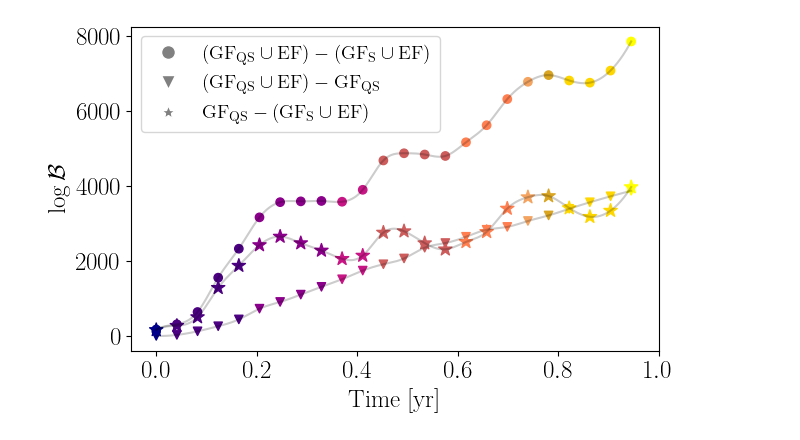
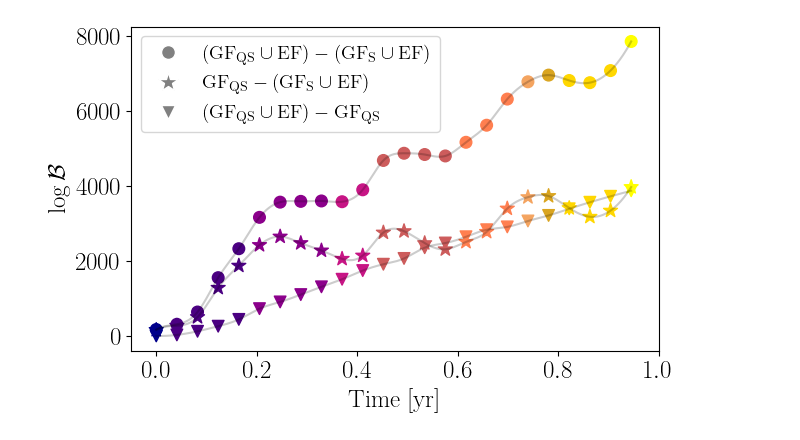
Before and after one commit to RiccardoBuscicchio/bahamas-galactic-foreground-release, a Jupyter notebook: notebooks/Figure9.ipynb, the cells around one changed output. Drawn from its saved outputs; the diff is of its cells as text; code cells hidden in the pictures.

Commit message:
Figure 9

```diff
--- a/notebooks/Figure9.ipynb
+++ b/notebooks/Figure9.ipynb
@@ -67,9 +67,9 @@ plt.plot(xnew, spl_g1(xnew), color="k", alpha=0.2)
 plt.plot(xnew, spl_g2(xnew), color="k", alpha=0.2)
 plt.plot(xnew, spl_g3(xnew), color="k", alpha=0.2)
 
-plt.scatter(time / year, bf_g1, c=colors_tot, marker="o")
-plt.scatter(time / year, bf_g2, c=colors_tot, marker="v")
-plt.scatter(time / year, bf_g3, c=colors_tot, marker="*", s=100)
+plt.scatter(time / year, bf_g1, c=colors_tot, marker="o", s=70)
+plt.scatter(time / year, bf_g2, c=colors_tot, marker="v", s=70)
+plt.scatter(time / year, bf_g3, c=colors_tot, marker="*", s=110)
 
 
 plt.xlim(-0.05, 1)
@@ -79,36 +79,36 @@ plt.ylabel(r"$\log\mathcal{B}$")
 
 
 legend = [
     plt.Line2D(
         [0],
         [0],
         marker="o",
         color="w",
         label=r"$(\mathrm{GF_{QS}} \cup \mathrm{EF}) - (\mathrm{GF_{S}} \cup \mathrm{EF})$",
         markerfacecolor="gray",
         markersize=10,
     ),
     plt.Line2D(
         [0],
         [0],
-        marker="v",
+        marker="*",
         color="w",
-        label=r"$(\mathrm{GF_{QS}} \cup \mathrm{EF}) - \mathrm{GF_{QS}}$",
+        label=r"$\mathrm{GF_{QS}} - (\mathrm{GF_{S}} \cup \mathrm{EF})$",
         markerfacecolor="gray",
-        markersize=10,
+        markersize=15,
     ),
     plt.Line2D(
         [0],
         [0],
-        marker="*",
+        marker="v",
         color="w",
-        label=r"$\mathrm{GF_{QS}} - (\mathrm{GF_{S}} \cup \mathrm{EF})$",
+        label=r"$(\mathrm{GF_{QS}} \cup \mathrm{EF}) - \mathrm{GF_{QS}}$",
         markerfacecolor="gray",
         markersize=10,
     ),
 ]
 plt.legend(handles=legend, loc="upper left", fontsize=14)
 # plt.title('Extra Foreground')
 plt.savefig("../plots/Figure9.pdf", dpi=300, bbox_inches="tight")
 # %% [output]
-[figure, old version]
+[figure, new version]
```
Also changed, not shown: 1 other file.
